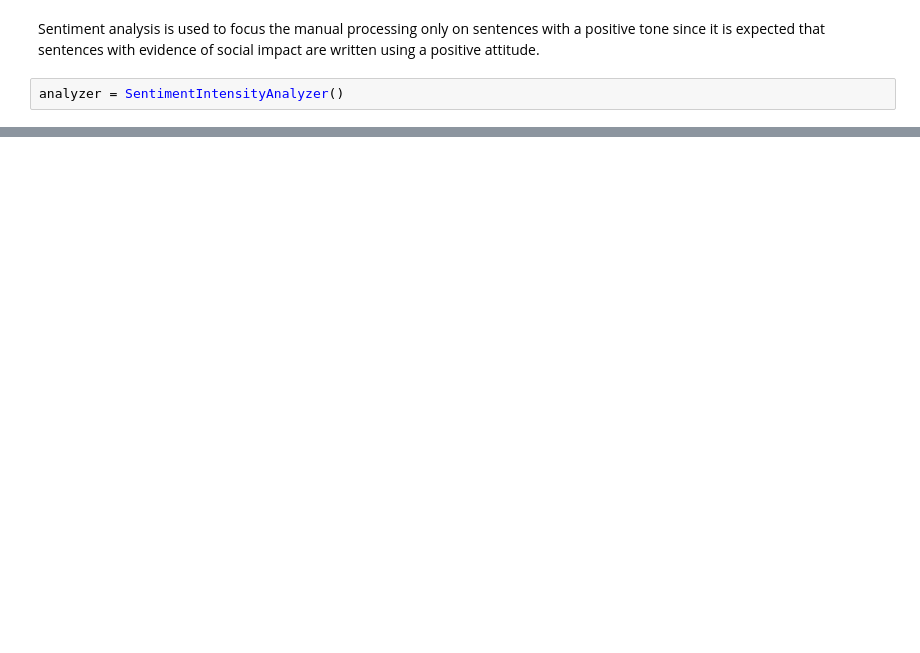
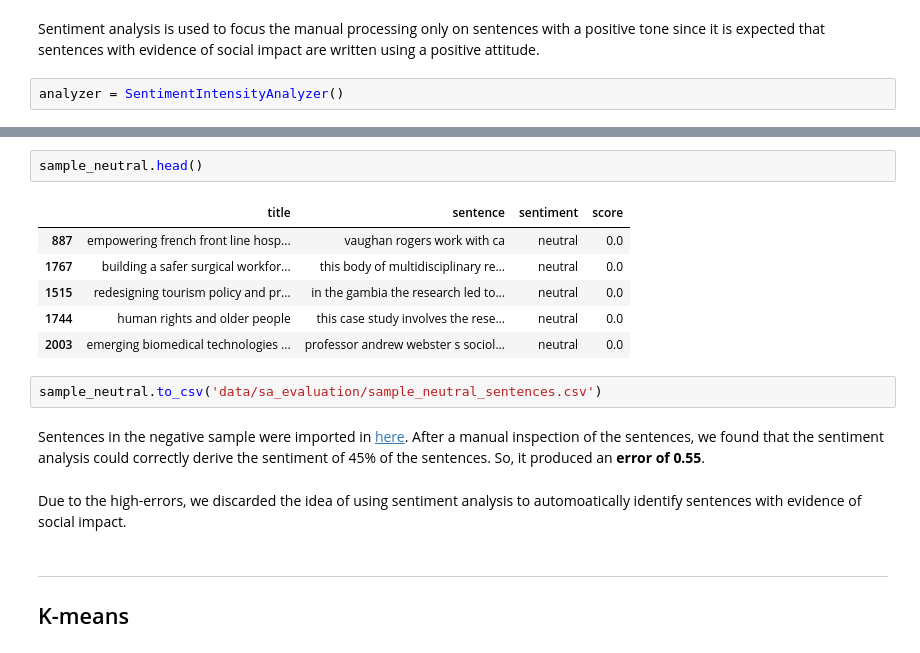
Before and after one commit to joausaga/impact-classifier, a Jupyter notebook: social_impact_data_generator.ipynb, the cells around one changed output, grey strips where cells are left out. Drawn from its saved outputs; the diff is of its cells as text; blank space fills up the shorter version.

```diff
--- a/social_impact_data_generator.ipynb
+++ b/social_impact_data_generator.ipynb
@@ -112,0 +168,18 @@ dtype: object
+# %%
+sample_neutral.head()
+# %% [output]
+|  | title | sentence | sentiment | score |
+| 887 | empowering french front line hosp... | vaughan rogers work with ca | neutral | 0.0 |
+| 1767 | building a safer surgical workfor... | this body of multidisciplinary re... | neutral | 0.0 |
+| 1515 | redesigning tourism policy and pr... | in the gambia the research led to... | neutral | 0.0 |
+| 1744 | human rights and older people | this case study involves the rese... | neutral | 0.0 |
+| 2003 | emerging biomedical technologies ... | professor andrew webster s sociol... | neutral | 0.0 |
+# %%
+sample_neutral.to_csv('data/sa_evaluation/sample_neutral_sentences.csv')
+# %% [markdown]
+Sentences in the negative sample were imported in [here](https://docs.google.com/spreadsheets/d/1UFmlKuCEoOB8toKuQUCTWBBL6ZO2RhhLJloomJtaqvY/edit#gid=1799513637). After a manual inspection of the sentences, we found that the sentiment analysis could correctly derive the sentiment of 45% of the sentences. So, it produced an **error of 0.55**.
+# %% [markdown]
+Due to the high-errors, we discarded the idea of using sentiment analysis to automoatically identify sentences with evidence of social impact.
+# %% [markdown]
+---
+## K-means
```
Also changed, not shown: parts of 17 cells of this notebook, 2 other files.
